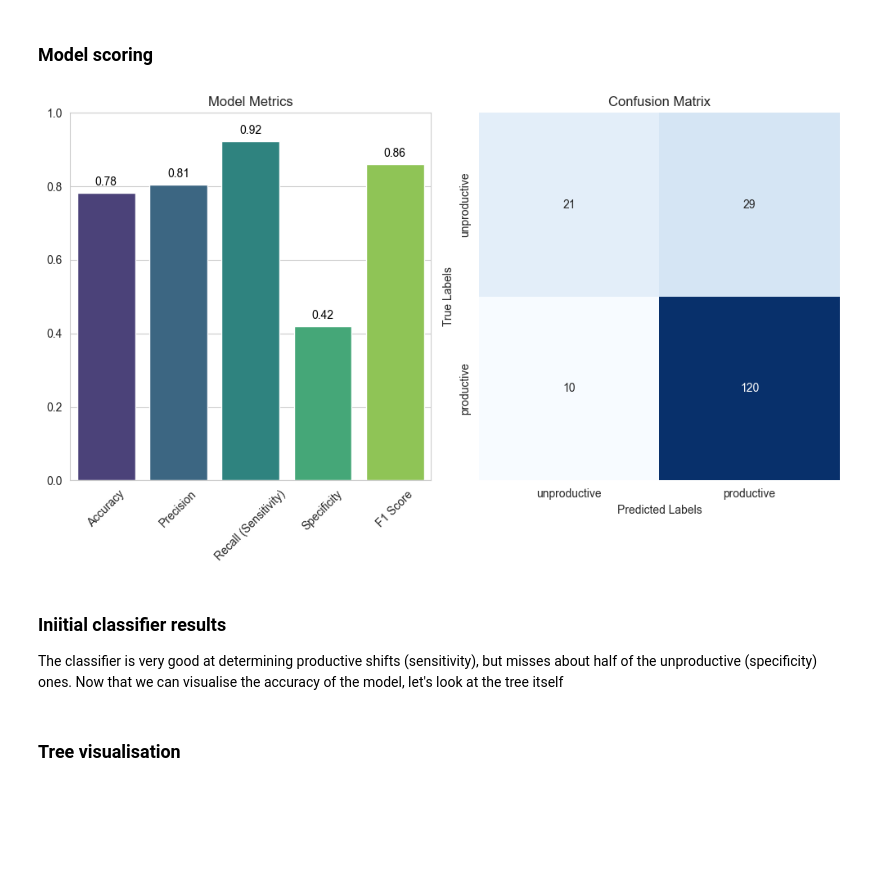
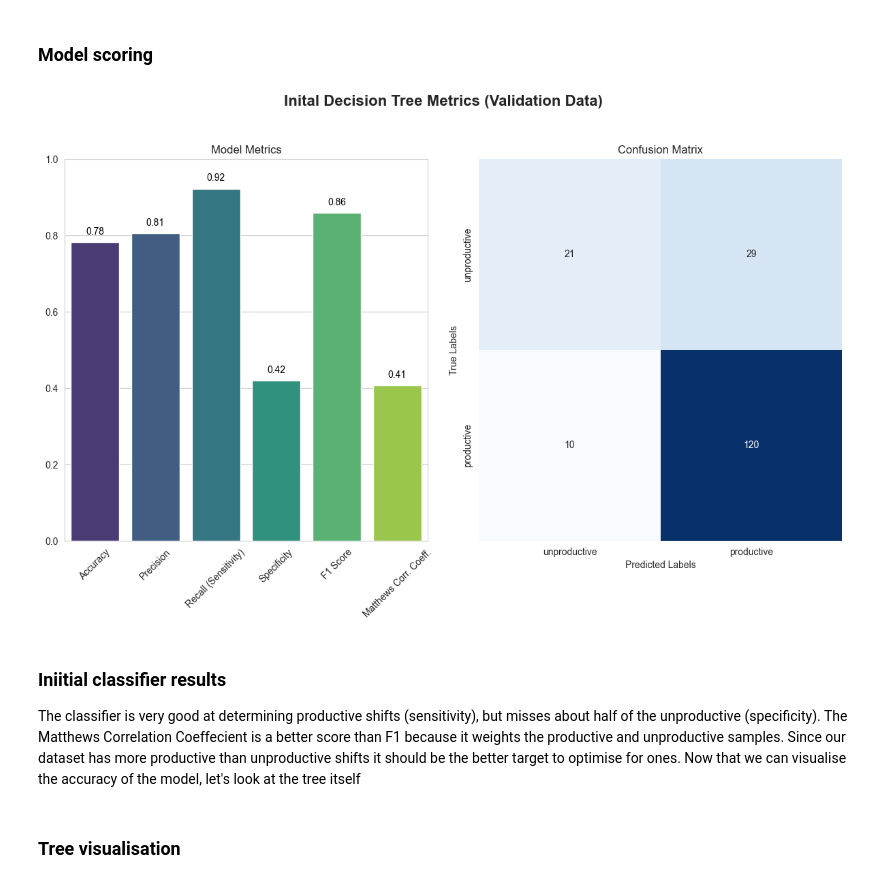
Before and after one commit to SJWallace/Dataquest, a Jupyter notebook: Guided Project - Predicting Employee Producitivty Using Tree Models/main.ipynb, the cells around one changed output. Saved outputs shown, nothing was run; the diff lists cells and outputs as text; code cells hidden in the pictures; blank space fills up the shorter version.

Commit message:
Made improvements to metric visualisation

```diff
--- a/Guided Project - Predicting Employee Producitivty Using Tree Models/main.ipynb
+++ b/Guided Project - Predicting Employee Producitivty Using Tree Models/main.ipynb
@@ -430,9 +464,13 @@ tree_pipeline = Pipeline(
 # %% [markdown]
 ### Model scoring
 # %%
-from sklearn.metrics import precision_score, recall_score, f1_score, confusion_matrix, accuracy_score
+from sklearn.metrics import precision_score, recall_score, f1_score, confusion_matrix, accuracy_score, matthews_corrcoef
+from sklearn.metrics import make_scorer
 
-def display_model_stats(model, X_train, Y_train, X_val, Y_val):
+mcc_scorer = make_scorer(matthews_corrcoef)
+
+
+def display_model_stats(model, X_train, Y_train, X_val, Y_val, title="Model Performance Metrics"):
     # Fit the model
     model.fit(X_train, Y_train)
 
@@ -447,6 +485,9 @@ def display_model_stats(model, X_train, Y_train, X_val, Y_val):
     precision = precision_score(Y_val, y_val_pred, pos_label='productive')
     recall = recall_score(Y_val, y_val_pred, pos_label='productive')
     f1 = f1_score(Y_val, y_val_pred, pos_label='productive')
+    m1 = matthews_corrcoef(
+        Y_val.map({'unproductive': 0, 'productive': 1}), y_val_pred.map({'unproductive': 0, 'productive': 1})
+    )
     accuracy = accuracy_score(Y_val, y_val_pred)
 
     # Sensitivity is the same as recall (true positive rate)
@@ -454,44 +495,54 @@ def display_model_stats(model, X_train, Y_train, X_val, Y_val):
 
     # Specificity calculation
     conf_matrix = confusion_matrix(Y_val, y_val_pred, labels=['unproductive', 'productive'])
     tn, fp, fn, tp = conf_matrix.ravel()
     specificity = tn / (tn + fp)
 
     # Display confusion matrix
     conf_matrix = confusion_matrix(Y_val, y_val_pred, labels=['unproductive', 'productive'])
 
     # Plotting the metrics
-    plt.figure(figsize=(10, 6))
+    plt.figure(figsize=(12, 8))
+
+    # Add a title over the entire figure
+    plt.suptitle(title, fontsize=16, fontweight='bold')
 
     # Plot bar chart for metrics with numeric values displayed
     plt.subplot(1, 2, 1)
-    metrics = ['Accuracy', 'Precision', 'Recall (Sensitivity)', 'Specificity', 'F1 Score']
-    values = [accuracy, precision, sensitivity, specificity, f1]
+    metrics = ['Accuracy', 'Precision', 'Recall (Sensitivity)', 'Specificity', 'F1 Score', 'Matthews Corr. Coeff.']
+    values = [accuracy, precision, sensitivity, specificity, f1, m1]
     sns.barplot(x=metrics, y=values, hue=metrics, dodge=False, palette="viridis")
     plt.ylim(0, 1)
     plt.title("Model Metrics")
     plt.xticks(rotation=45)
     for i, v in enumerate(values):
         plt.text(i, v + 0.02, f"{v:.2f}", color="black", ha="center")  # Add text to display metric values
 
     # Plot the confusion matrix
     plt.subplot(1, 2, 2)
-    sns.heatmap(conf_matrix, annot=True, fmt='d', cmap='Blues', cbar=False, xticklabels=['unproductive', 'productive'], yticklabels=['unproductive', 'productive'])
+    sns.heatmap(
+        conf_matrix, annot=True, fmt='d', cmap='Blues', cbar=False, xticklabels=['unproductive', 'productive'],
+        yticklabels=['unproductive', 'productive']
+    )
     plt.xlabel("Predicted Labels")
     plt.ylabel("True Labels")
     plt.title("Confusion Matrix")
 
-    plt.tight_layout()
+    plt.tight_layout(rect=[0, 0, 1, 0.95])  # Adjust layout for the main title
     plt.show()
 
+
 # Example usage:
-display_model_stats(tree_pipeline, X_train, Y_train, X_val, Y_val)
+display_model_stats(tree_pipeline, X_train, Y_train, X_val, Y_val, title="Inital Decision Tree Metrics (Validation "
+                                                                         "Data)")
 # %% [output]
-[figure, old version]
+[figure, new version]
 # %% [markdown]
 ### Iniitial classifier results
 The classifier is very good at determining productive shifts (sensitivity), but misses about half of the unproductive
- (specificity)
+ (specificity). The Matthews Correlation Coeffecient is a better score than F1 because it weights the productive and
+ unproductive samples. Since our dataset has more productive than unproductive shifts it should be the better target
+ to optimise for
 ones. Now that we can visualise the accuracy of the model, let's look at the tree itself
 # %% [markdown]
 
```
Also changed, not shown: parts of 20 cells of this notebook.
